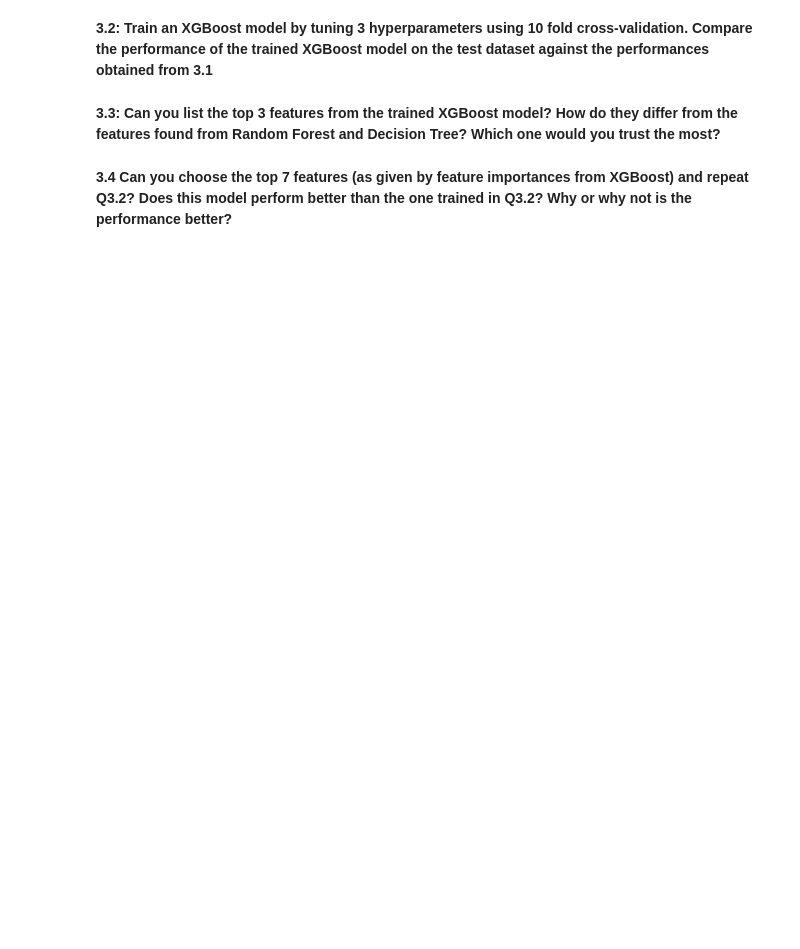
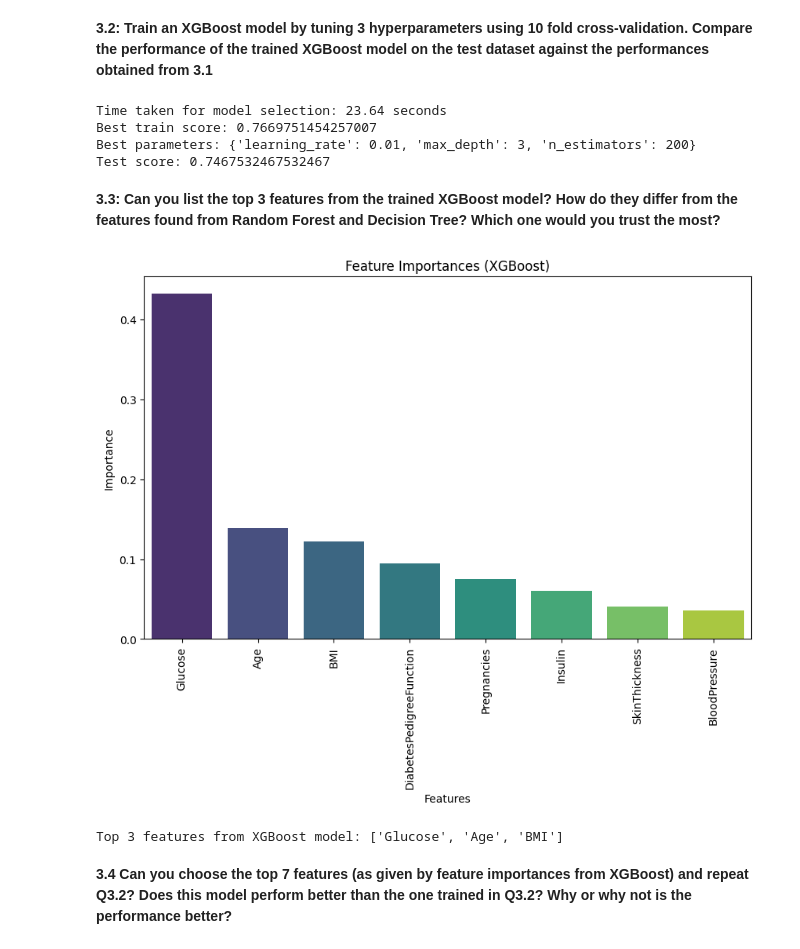
Before and after one commit to Apurva3509/Applied-Machine-Learning, a Jupyter notebook: 2/AML_HW2_Spring2024_Questions.ipynb, the cells around one changed output. Cells and saved outputs as stored; diff of their text form; code cells hidden in the pictures; blank space fills up the shorter version.

```diff
--- a/2/AML_HW2_Spring2024_Questions.ipynb
+++ b/2/AML_HW2_Spring2024_Questions.ipynb
@@ -488,2 +530,41 @@ plt.show()
+# %%
+## YOUR CODE HERE
+import xgboost as xgb
+
+params = {
+    'learning_rate': [0.01, 0.1, 0.2],
+    'n_estimators': [50, 100, 200],
+    'max_depth': [2, 3, 6]
+}
+
+xgb_model = xgb.XGBClassifier(random_state=42)
+
+pipe_xgb = make_pipeline(GridSearchCV(
+    xgb_model,
+    param_grid=params,
+    cv=10,
+    n_jobs=-1
+))
+
+start_time = time.time()
+pipe_xgb.fit(X_train, y_train)
+end_time = time.time()
+print("Time taken for model selection: {:.2f} seconds".format(end_time - start_time))
+
+grid_search_results_xgb = pipe_xgb.named_steps['gridsearchcv']
+best_params_xgb = grid_search_results_xgb.best_params_
+best_score_xgb = grid_search_results_xgb.best_score_
+
+y_pred_xgb = pipe_xgb.predict(X_test)
+test_score_xgb = accuracy_score(y_test, y_pred_xgb)
+
+print("Best train score:", best_score_xgb)
+print("Best parameters:", best_params_xgb)
+print("Test score:", test_score_xgb)
+# %% [output]
+Time taken for model selection: 23.64 seconds
+Best train score: 0.7669751454257007
+Best parameters: {'learning_rate': 0.01, 'max_depth': 3, 'n_estimators': 200}
+Test score: 0.7467532467532467
 # %% [markdown]
 **3.3: Can you list the top 3 features from the trained XGBoost model? How do they differ from the features found from Random Forest and Decision Tree? Which one would you trust the most?**
@@ -492,2 +571,29 @@ plt.show()
+# %%
+## YOUR CODE HERE
+xgb_model = pipe_xgb.named_steps['gridsearchcv'].best_estimator_
+feat_imp = xgb_model.feature_importances_
+
+# Create a DataFrame to store feature names and their importances
+imp_df = pd.DataFrame({'Features': features, 'Weights': feat_imp})
+
+# Sort the DataFrame based on feature importances
+imp_sorted = imp_df.sort_values(by='Weights', ascending=False)
+
+# Plot the sorted feature importances
+plt.figure(figsize=(10, 6))
+ax = sns.barplot(x='Features', y='Weights', data=imp_sorted, palette='viridis')
+ax.set_xlabel('Features')
+ax.set_ylabel('Importance')
+ax.set_title('Feature Importances (XGBoost)')
+ax.tick_params(axis='x', rotation=90)
+plt.show()
+
+top_feat_indices = feat_imp.argsort()[-3:][::-1]
+top_features = [features[i] for i in top_feat_indices]
+
+print("Top 3 features from XGBoost model:", top_features)
+# %% [output]
+[figure, added]
+Top 3 features from XGBoost model: ['Glucose', 'Age', 'BMI']
 # %% [markdown]
  **3.4 Can you choose the top 7 features (as given by feature importances from XGBoost) and repeat Q3.2? Does this model perform better than the one trained in Q3.2? Why or why not is the performance better?**
```
Also changed, not shown: parts of 20 cells of this notebook.
